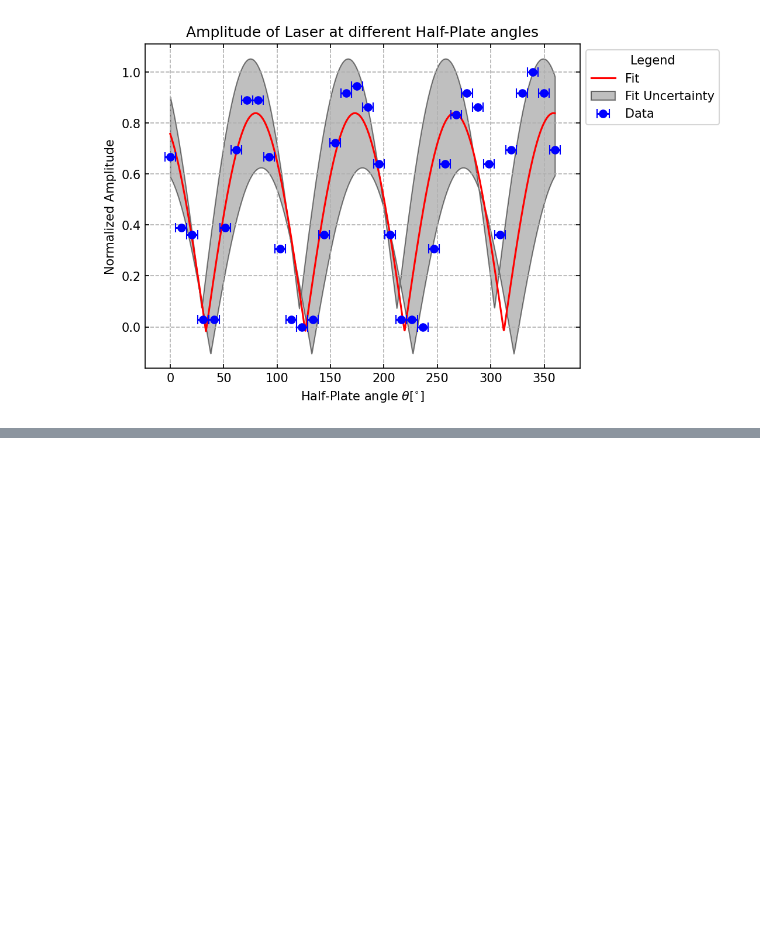
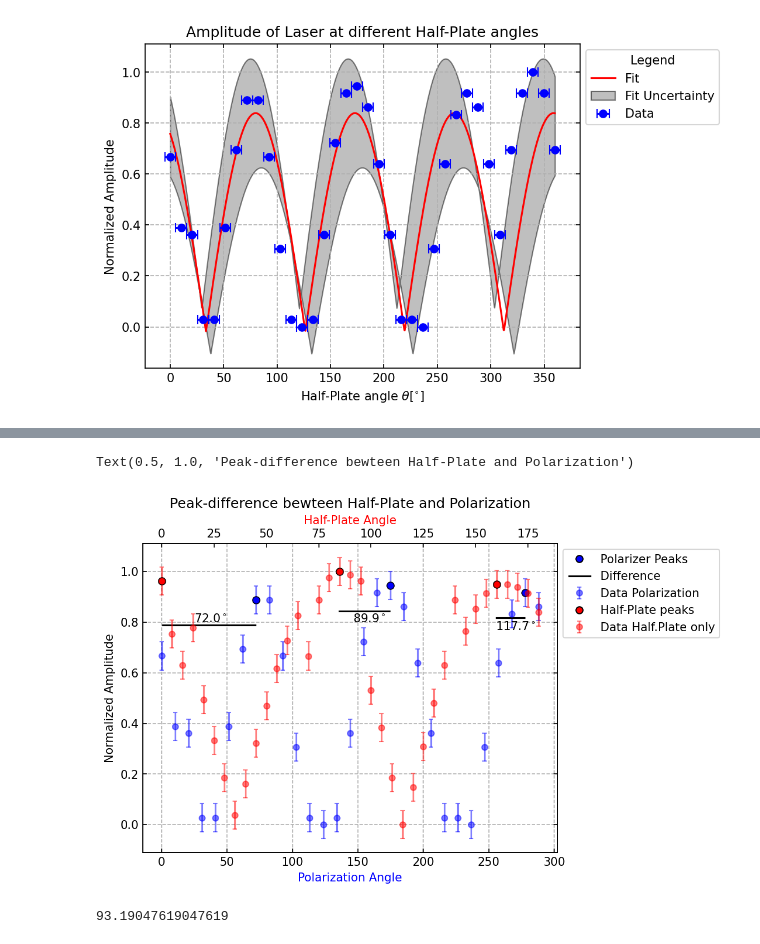
Before and after one commit to StefanStringer/ExperimentalBoyzWSL, a Jupyter notebook: Exercise_3/Polarization half plate and polarizer.ipynb, the cells around one changed output, grey strips where cells are left out. Drawn from its saved outputs; the diff is of its cells as text; code cells hidden in the pictures; blank space fills up the shorter version.

Commit message:
adjustments

```diff
--- a/Exercise_3/Polarization half plate and polarizer.ipynb
+++ b/Exercise_3/Polarization half plate and polarizer.ipynb
@@ -70,0 +109,45 @@ Text(0.5, 1.0, 'Amplitude of Laser at different Half-Plate angles')
+# %%
+
+# Create a figure and primary axes
+fig, ax1 = plt.subplots()
+
+# Plot the first set of points on the primary x-axis
+ax1.errorbar(angles[:29], amplitudes[:29], yerr = amp_err[0:29], fmt = 'o', color = 'blue', markersize = 5, capsize = 2, alpha = 0.5, label = 'Data Polarization')
+ax1.plot(peaks_pol_max, amps_pol, 'o', color = 'blue', markeredgecolor = 'k', label = 'Polarizer Peaks')
+ax1.set_xlabel('Polarization Angle', color = 'blue')
+ax1.set_ylabel('Normalized Amplitude')
+
+# Create a secondary x-axis at the top
+ax2 = ax1.twiny()
+
+# Plot the second set of points on the secondary x-axis
+ax2.errorbar(angles_half, amplitudes_half, yerr = 0.05515432893255071, fmt = 'o', color = 'red', markersize = 5, capsize = 2, alpha = 0.5, label = 'Data Half.Plate only')
+ax2.plot(peaks_half_max, amps_half, 'o', color = 'red', markeredgecolor = 'k', label = 'Half-Plate peaks')
+ax2.set_xlabel('Half-Plate Angle', color = 'red')
+
+
+# Adjust placement of secondary x-axis ticks to avoid overlapping with primary x-axis
+ax2.tick_params(which='both', direction='in', labelbottom = False)
+
+ax1.hlines(amps_pol[0] - 0.1, peaks_pol_max[0], peaks_half_max[0], color = 'k', label = 'Difference')
+ax1.hlines(amps_pol[1] - 0.1, peaks_pol_max[1], peaks_half_max[1] + 50, color = 'k')
+ax1.hlines(amps_pol[2] - 0.1, peaks_pol_max[2], peaks_half_max[2] + 95, color = 'k')
+
+lines1, labels1 = ax1.get_legend_handles_labels()
+lines2, labels2 = ax2.get_legend_handles_labels()
+ax1.legend(lines1 + lines2, labels1 + labels2, bbox_to_anchor = (1,1))
+ax1.tick_params(direction = 'in', right = True)
+ax1.grid(ls = '--')
+ax1.text(25, 0.8, f'${difference_max[0]}^\\circ$')
+ax1.text(146, 0.8, f'${round(difference_max[1], 1)}^\\circ$')
+ax1.text(255, 0.77, f'${round(difference_max[2],1)}^\\circ$')
+
+
+plt.title('Peak-difference bewteen Half-Plate and Polarization')
+# %% [output]
+Text(0.5, 1.0, 'Peak-difference bewteen Half-Plate and Polarization')
+[figure, added]
+# %%
+np.mean(difference_max)
+# %% [output]
+93.19047619047619
```
Also changed, not shown: parts of 3 cells of this notebook, 1 other file.
